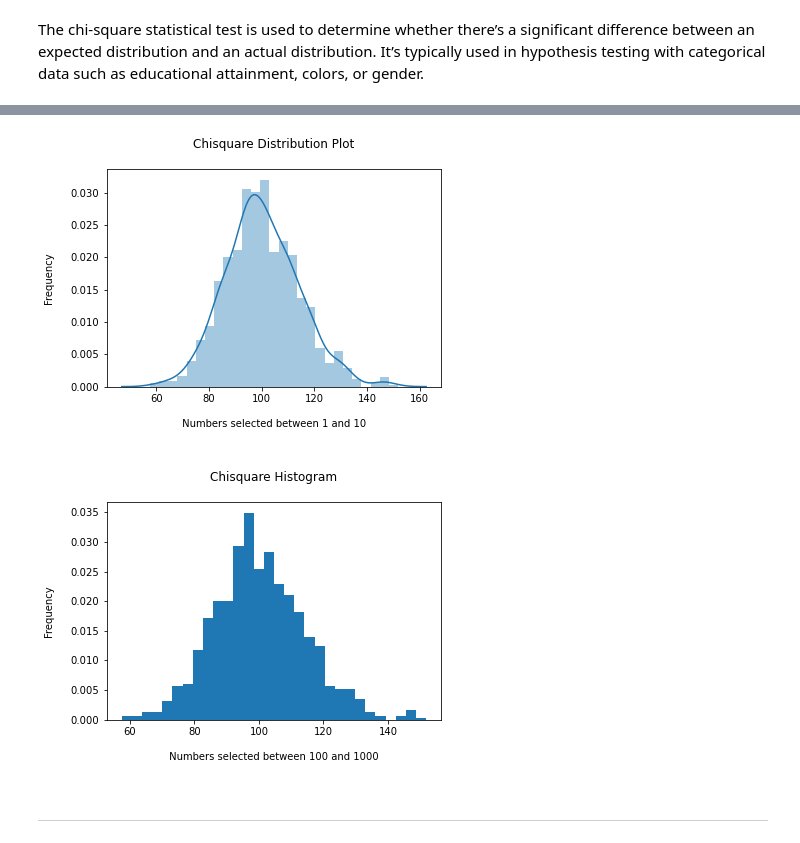
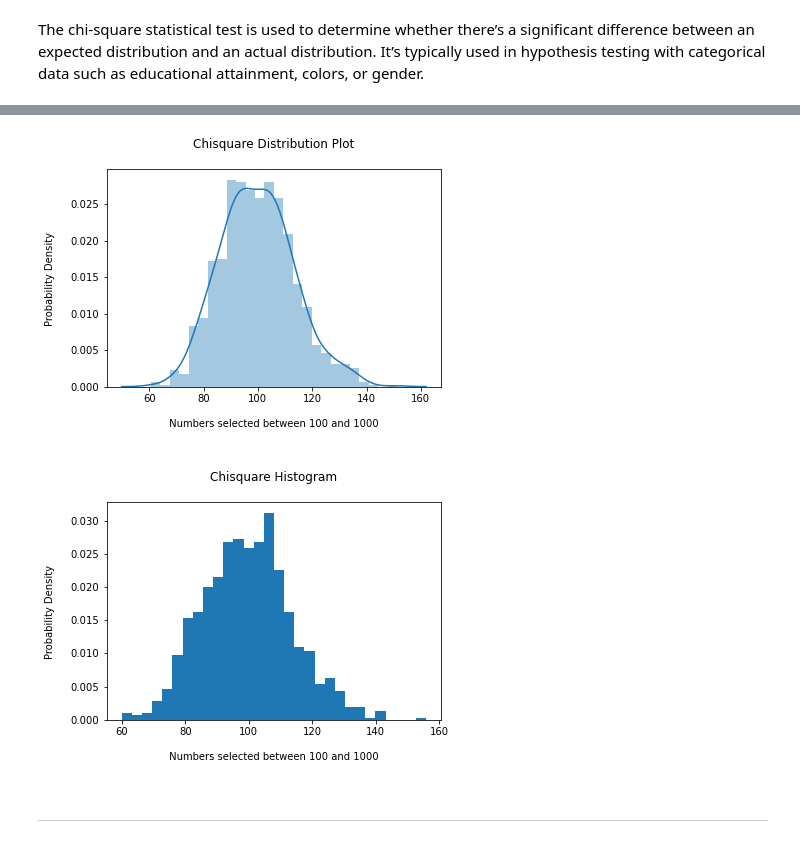
Before and after one commit to Fiona-600/Programming-for-Data-Analytics-2020-Assignment, a Jupyter notebook: Assignment-2020.ipynb, the cells around one changed output, grey strips where cells are left out. Saved outputs shown, nothing was run; the diff lists cells and outputs as text; code cells hidden in the pictures.

```diff
--- a/Assignment-2020.ipynb
+++ b/Assignment-2020.ipynb
@@ -353,22 +407,22 @@ Let’s conduct a few samples to try to ascertain the frequency of each roll. I
 # %%
 print ("")
 plt.title("Chisquare Distribution Plot\n")
-plt.ylabel("Frequency \n") # Label y axis
+plt.ylabel("Probability Density \n") # Label y axis
 plt.xlabel("\n Numbers selected between 100 and 1000 \n") # Label x axis
 c = np.random.chisquare(100,1000)
 sns.distplot(c)
 plt.show()
 # %% [output]
-[figure, old version]
+[figure, new version]
 # %%
 print("")
 plt.title("Chisquare Histogram\n")
-plt.ylabel("Frequency \n") # Label y axis
+plt.ylabel("Probability Density \n") # Label y axis
 plt.xlabel("\n Numbers selected between 100 and 1000 \n") # Label x axis
 count, bins, ignored = plt.hist(c, 30, density = True)
 plt.show()
 # %% [output]
-[figure, old version]
+[figure, new version]
 # %% [markdown]
 ***
 # %% [markdown]
```
Also changed, not shown: parts of 25 cells of this notebook.
